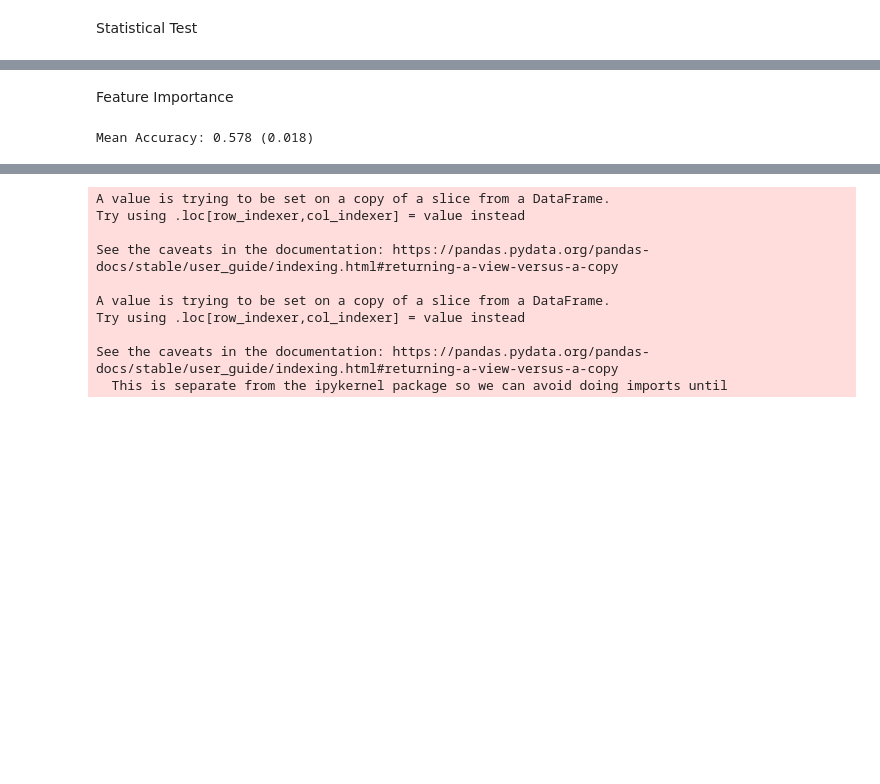
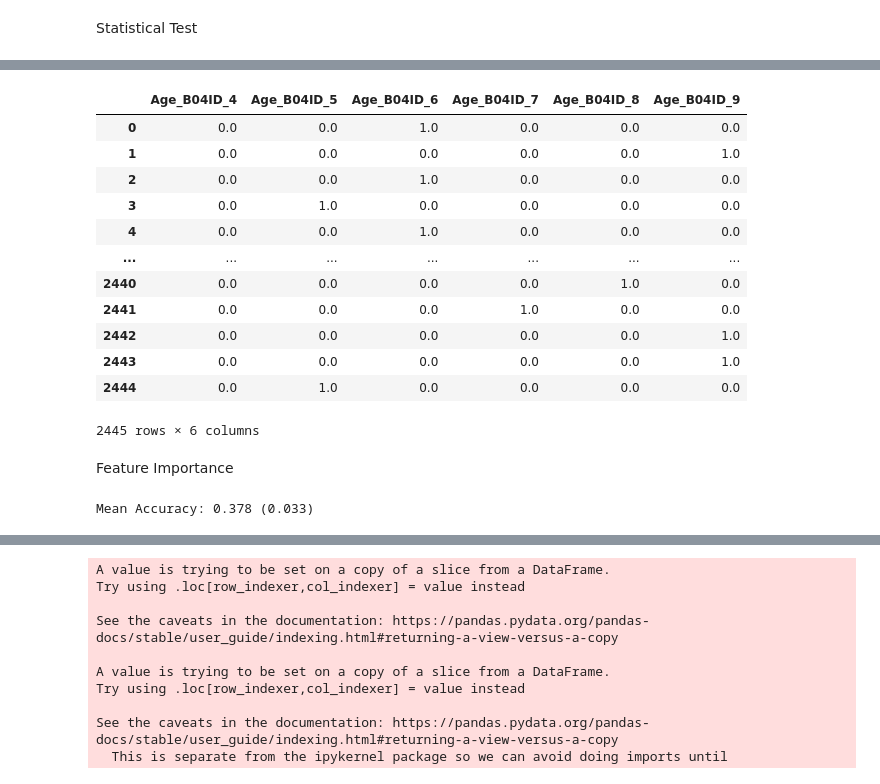
Before and after one commit to arashk1990/covid19mobility, a Jupyter notebook: models/clustering.ipynb, the cells around one changed output, grey strips where cells are left out. Drawn from its saved outputs; the diff is of its cells as text; code cells hidden in the pictures; blank space fills up the shorter version.

```diff
--- a/models/clustering.ipynb
+++ b/models/clustering.ipynb
@@ -97,9 +26,8 @@ For n_clusters = 19 The average silhouette_score is : 0.12406482605928
 # %%
-
 def kplot(df,k,norm=1):
   # f: number of features, default three sentiments
-
-
+  mobility = df.iloc[:,38:]
+  socio = df.drop(columns = ['IndividualID','SurveyYear']).iloc[:,0:36]
 
   features = np.array(mobility)
 
@@ -207,3 +139,21 @@ socio.corr().style.background_gradient(cmap='coolwarm')
+# %%
+dependants = list(socio_cols.keys())
+
+socio[socio_cols[dependants[0]]]
+# %% [output]
+|  | Age_B04ID_4 | Age_B04ID_5 | Age_B04ID_6 | Age_B04ID_7 | Age_B04ID_8 | Age_B04ID_9 |
+| 0 | 0.0 | 0.0 | 1.0 | 0.0 | 0.0 | 0.0 |
+| 1 | 0.0 | 0.0 | 0.0 | 0.0 | 0.0 | 1.0 |
+| 2 | 0.0 | 0.0 | 1.0 | 0.0 | 0.0 | 0.0 |
+| 3 | 0.0 | 1.0 | 0.0 | 0.0 | 0.0 | 0.0 |
+| 4 | 0.0 | 0.0 | 1.0 | 0.0 | 0.0 | 0.0 |
+| ... | ... | ... | ... | ... | ... | ... |
+| 2440 | 0.0 | 0.0 | 0.0 | 0.0 | 1.0 | 0.0 |
+| 2441 | 0.0 | 0.0 | 0.0 | 1.0 | 0.0 | 0.0 |
+| 2442 | 0.0 | 0.0 | 0.0 | 0.0 | 0.0 | 1.0 |
+| 2443 | 0.0 | 0.0 | 0.0 | 0.0 | 0.0 | 1.0 |
+| 2444 | 0.0 | 1.0 | 0.0 | 0.0 | 0.0 | 0.0 |
+2445 rows × 6 columns
 # %% [markdown]
 Feature Importance
 # %%
@@ -220,13 +170,14 @@ x = mobility.iloc[:,:-1]
 scaler = MinMaxScaler().fit(x)
 x = scaler.transform(x)
 
-y = socio[income]
+dependants = list(socio_cols.keys())
+dep = 0
+y = socio[socio_cols[dependants[dep]]]
+
 label_encoder = LabelEncoder()
 y = y.idxmax(axis=1)
 
-
 X_train, X_test, y_train, y_test = train_test_split(x, y, stratify=y, random_state=42)
-
 
 feature_names = mobility.iloc[:,:-1].columns
 forest = RandomForestClassifier(random_state=0)
@@ -238,7 +189,7 @@ n_scores = cross_val_score(forest, x, y, scoring='accuracy', cv=cv, n_jobs=-1)
 # report the model performance
 print('Mean Accuracy: %.3f (%.3f)' % (mean(n_scores), std(n_scores)))
 # %% [output]
-Mean Accuracy: 0.578 (0.018)
+Mean Accuracy: 0.378 (0.033)
 # %%
 y.value_counts()
 # %% [output]
```
Also changed, not shown: parts of 17 cells of this notebook.
